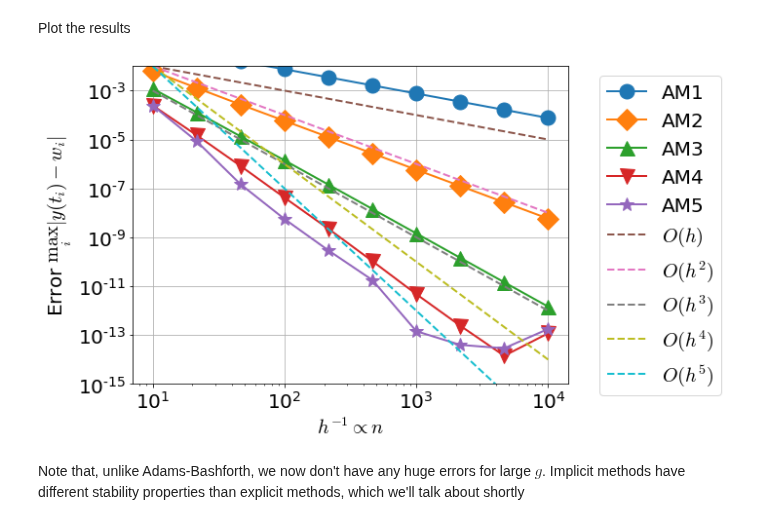
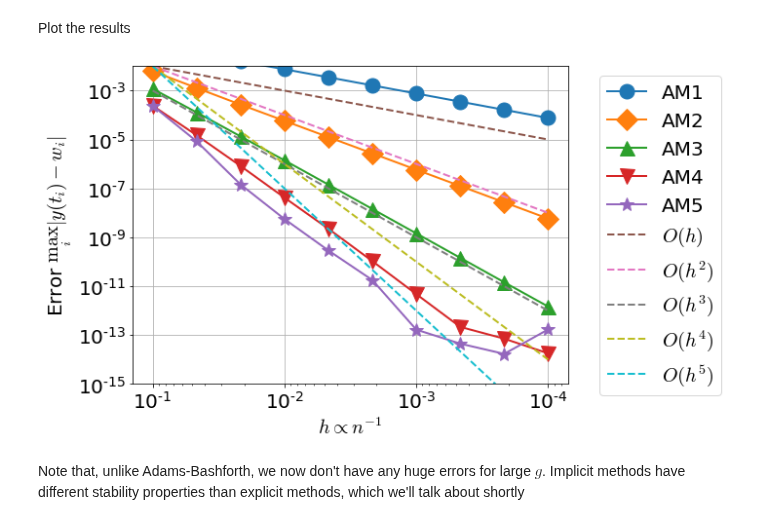
Before and after one commit to stephenbeckr/numerical-analysis-class, a Jupyter notebook: Demos/Ch5_MultistepMethods.ipynb, the cells around one changed output. Drawn from its saved outputs; the diff is of its cells as text; code cells hidden in the pictures.

```diff
--- a/Demos/Ch5_MultistepMethods.ipynb
+++ b/Demos/Ch5_MultistepMethods.ipynb
@@ -68,7 +68,7 @@ def OneStepOfRK4(f,t,w,h):
 
 def RK4( f, tspan, y0, h=0.1, n=None, dense_output=False):
   if n == None:
-    n = int( (tspan[1] - tspan[0])/h )
+    n = int( (tspan[1] - tspan[0])/h )+1
   t, h = np.linspace(tspan[0],tspan[1],num=n,retstep=True)
   w    = np.zeros(n)
   dydt = np.zeros(n)
@@ -113,7 +114,7 @@ These are **explicit** so simpler
 # %%
 def AdamsBashforth( f, tspan, y0, h=0.1, n=None, dense_output=False,steps=4):
   if n == None:
-    n = int( (tspan[1] - tspan[0])/h )
+    n = int( (tspan[1] - tspan[0])/h )+1
   t, h = np.linspace(tspan[0],tspan[1],num=n,retstep=True)
   if steps < 1:
     raise ValueError("Need steps >= 1")
@@ -186,18 +187,19 @@ marker = itertools.cycle(('o', 'D', '^', 'v', '*','s')) # https://stackoverflow.
 
 for method in ListOfMethods:
   name = f'AB{method}'
-  plt.loglog(1/hList, Results[method],".-",Marker=next(marker), MarkerSize=15,label=name);
+  plt.loglog(hList, Results[method],".-",Marker=next(marker), MarkerSize=15,label=name);
 
 scaling = 10
-plt.loglog(1/hList, scaling*1e-2*hList,'--',label='$O(h)$');
-plt.loglog(1/hList, scaling*1e-1*hList**2,'--',label='$O(h^2)$');
-plt.loglog(1/hList, scaling*1e0*hList**3,'--',label='$O(h^3)$');
-plt.loglog(1/hList, scaling*1e1*hList**4,'--',label='$O(h^4)$');
-plt.loglog(1/hList, scaling*1e2*hList**5,'--',label='$O(h^5)$');
+plt.loglog(hList, scaling*1e-2*hList,'--',label='$O(h)$');
+plt.loglog(hList, scaling*1e-1*hList**2,'--',label='$O(h^2)$');
+plt.loglog(hList, scaling*1e0*hList**3,'--',label='$O(h^3)$');
+plt.loglog(hList, scaling*1e1*hList**4,'--',label='$O(h^4)$');
+plt.loglog(hList, scaling*1e2*hList**5,'--',label='$O(h^5)$');
 plt.legend(bbox_to_anchor=(1.05, 1), loc='upper left');
 plt.grid()
 plt.ylabel('Error $\max_i |y(t_i) - w_i|$')
-plt.xlabel('$h^{-1} \propto n$');
+plt.gca().invert_xaxis() # think of it as 1/h
+plt.xlabel('$h \propto n^{-1}$');
 plt.ylim(top=1e-2,bottom=1e-15)
 # plt.ylim(bottom=1e-15)
 plt.show()
@@ -264,7 +270,7 @@ Now we're ready to define our Adams-Moulton method
 # %%
 def AdamsMoulton( f, tspan, y0, h=0.1, n=None, dense_output=False,steps=4,invF = None):
   if n == None:
-    n = int( (tspan[1] - tspan[0])/h )
+    n = int( (tspan[1] - tspan[0])/h )+1
   if invF == None:
     raise ValueError("This is an implicit method, we need invF to be defined")
   t, h = np.linspace(tspan[0],tspan[1],num=n,retstep=True)
@@ -280,7 +286,7 @@ def AdamsMoulton( f, tspan, y0, h=0.1, n=None, dense_output=False,steps=4,invF =
     w[i+1] = OneStepOfRK4(f, t[i], w[i], h)
     dydt[i+1] = f(t[i+1],w[i+1])
 
-  # Weights here: https://en.wikipedia.org/wiki/Linear_multistep_method#Adams%E2%80%93Bashforth_methods
+  # Weights here: https://en.wikipedia.org/wiki/Linear_multistep_method#Adams%E2%80%93Moulton_methods
   if steps==0:
     weights = []  # this is backward Euler
     bm = 1
@@ -342,25 +348,26 @@ Plot the results
 # %%
 import itertools
 marker = itertools.cycle(('o', 'D', '^', 'v', '*','s')) # https://stackoverflow.com/a/13092467
 # list of markers: https://matplotlib.org/api/markers_api.html
 
 for method in ListOfMethods:
   name = f'AM{method+1}'
-  plt.loglog(1/hList, Results[method],".-",Marker=next(marker), MarkerSize=15,label=name);
+  plt.loglog(hList, Results[method],".-",Marker=next(marker), MarkerSize=15,label=name);
 
 scaling = 10
-plt.loglog(1/hList, scaling*1e-2*hList,'--',label='$O(h)$');
-plt.loglog(1/hList, scaling*1e-1*hList**2,'--',label='$O(h^2)$');
-plt.loglog(1/hList, scaling*1e-1*hList**3,'--',label='$O(h^3)$');
-plt.loglog(1/hList, scaling*1e1*hList**4,'--',label='$O(h^4)$');
-plt.loglog(1/hList, scaling*1e2*hList**5,'--',label='$O(h^5)$');
+plt.loglog(hList, scaling*1e-2*hList,'--',label='$O(h)$');
+plt.loglog(hList, scaling*1e-1*hList**2,'--',label='$O(h^2)$');
+plt.loglog(hList, scaling*1e-1*hList**3,'--',label='$O(h^3)$');
+plt.loglog(hList, scaling*1e1*hList**4,'--',label='$O(h^4)$');
+plt.loglog(hList, scaling*1e2*hList**5,'--',label='$O(h^5)$');
 plt.legend(bbox_to_anchor=(1.05, 1), loc='upper left');
 plt.grid()
 plt.ylabel('Error $\max_i |y(t_i) - w_i|$')
-plt.xlabel('$h^{-1} \propto n$');
+plt.gca().invert_xaxis() # think of it as 1/h
+plt.xlabel('$h \propto n^{-1}$');
 plt.ylim(top=1e-2,bottom=1e-15)
 plt.show()
 # %% [output]
-[figure, old version]
+[figure, new version]
 # %% [markdown]
 Note that, unlike Adams-Bashforth, we now don't have any huge errors for large $g$. Implicit methods have different stability properties than explicit methods, which we'll talk about shortly
```
Also changed, not shown: parts of 4 cells of this notebook.
